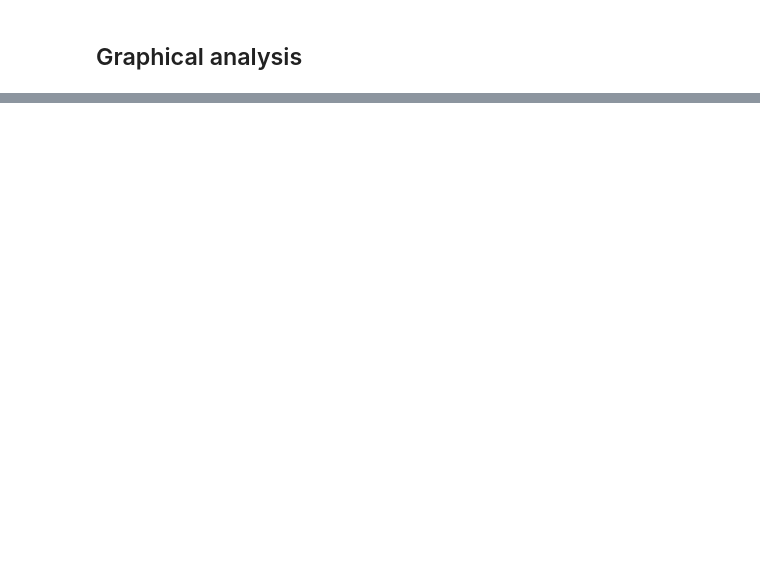
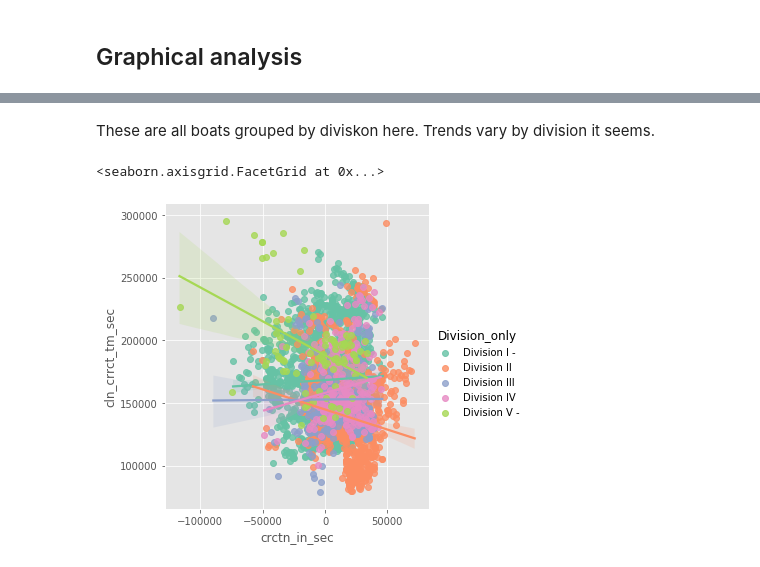
Before and after one commit to devens-mn/Devens_NYCDSA_Web_Scrape, a Jupyter notebook: Devens_NYCDSA_webscrape_v2.ipynb, the cells around one changed output, grey strips where cells are left out. Cells and saved outputs as stored; diff of their text form; code cells hidden in the pictures; blank space fills up the shorter version.

```diff
--- a/Devens_NYCDSA_webscrape_v2.ipynb
+++ b/Devens_NYCDSA_webscrape_v2.ipynb
@@ -290,0 +225,7 @@ NameError: name 'pd' is not defined
+# %% [markdown]
+These are all boats grouped by diviskon here.  Trends vary by division it seems.
+# %%
+g = sns.lmplot("crctn_in_sec", "cln_crrct_tm_sec", merge_sail_winsor, hue="Division_only", palette="Set2")
+# %% [output]
+<seaborn.axisgrid.FacetGrid at 0x...>
+[figure, added]
```
Also changed, not shown: parts of 92 cells of this notebook.
